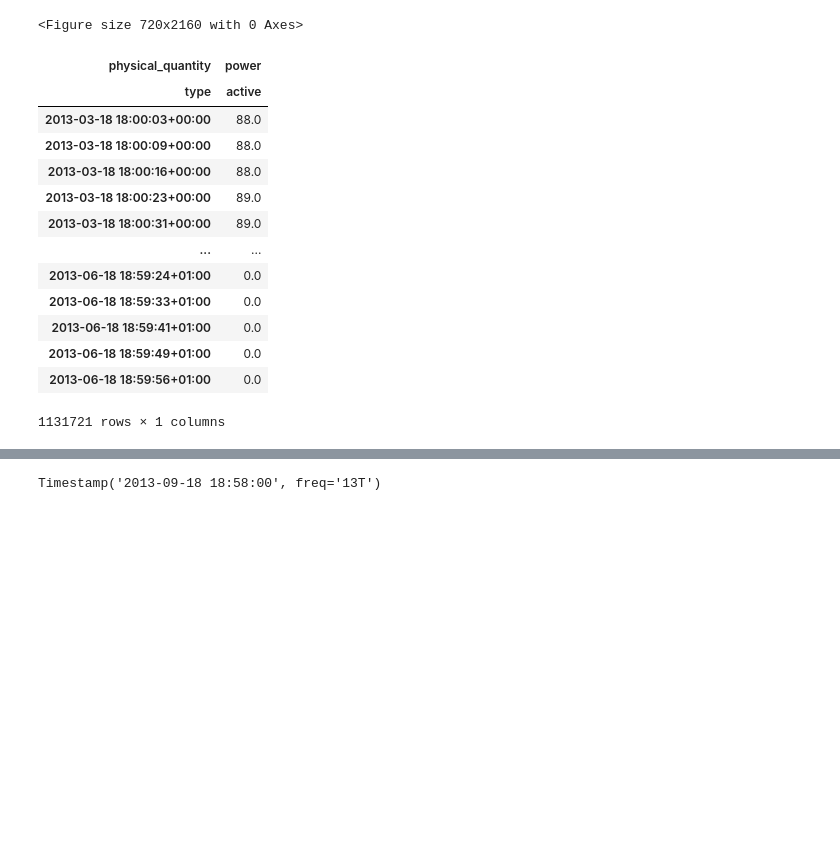
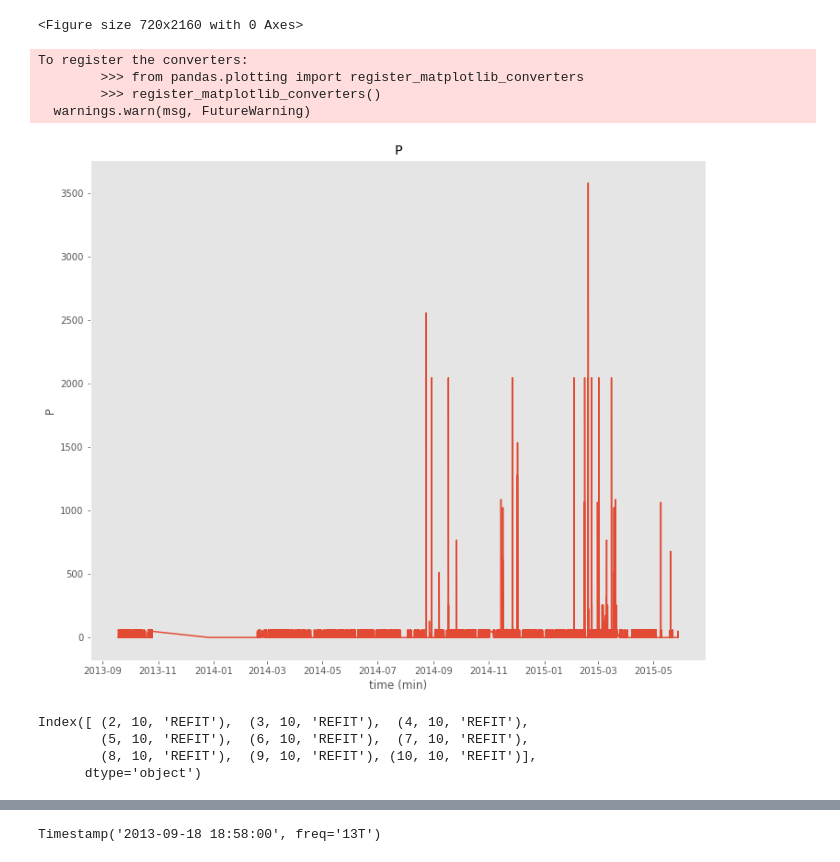
Before and after one commit to jenkoj/ts2img, a Jupyter notebook: generate_dataset.ipynb, the cells around one changed output, grey strips where cells are left out. Drawn from its saved outputs; the diff is of its cells as text; code cells hidden in the pictures; blank space fills up the shorter version.

```diff
--- a/generate_dataset.ipynb
+++ b/generate_dataset.ipynb
@@ -11,6 +11,7 @@ import matplotlib.pyplot as plt
 import pandas as pd
 import numpy as np
 import nilmtk
+
 from nilmtk import DataSet, MeterGroup
 import h5py
 import datetime
@@ -19,41 +20,51 @@ from mpl_toolkits.axes_grid1 import ImageGrid
 from pyts.image import GramianAngularField
 from pyts.image import RecurrencePlot
 
-
 plt.style.use('ggplot')
 rcParams['figure.figsize'] = (12, 10)
 plt.figure(figsize=(10,30))
 
-dataset = DataSet('iawe.h5')
-dataset.set_window(start='2013-3-18T1800',end='2013-6-18T1900')
+dataset = DataSet('eco.h5')
+#dataset.set_window(start='2011-1-17T1800',end='2011-9-18T1900')
+#dataset.set_window(start='2012-9-17T1800',end='2012-11-18T1900')
+
+##for redd
+#washer dryer is broken, dish washer is rarely used (filter out the noise), electric stove is rarely used, space heater is rarely used
+
+#manualy_selected_appliances = ["microwave","washer dryer", "dish washer","electric stove","electric oven","fridge","electric space heater","light"]
+#date_range = pd.date_range("2010-1-10T0000", "2012-5-20T0000",freq=f'{step_in_mins}''T')
 # %% [output]
 <Figure size 720x2160 with 0 Axes>
-# %%
-df
-# %% [output]
-| physical_quantity | power |
-| type | active |
-| 2013-03-18 18:00:03+00:00 | 88.0 |
-| 2013-03-18 18:00:09+00:00 | 88.0 |
-| 2013-03-18 18:00:16+00:00 | 88.0 |
-| 2013-03-18 18:00:23+00:00 | 89.0 |
-| 2013-03-18 18:00:31+00:00 | 89.0 |
-| ... | ... |
-| 2013-06-18 18:59:24+01:00 | 0.0 |
-| 2013-06-18 18:59:33+01:00 | 0.0 |
-| 2013-06-18 18:59:41+01:00 | 0.0 |
-| 2013-06-18 18:59:49+01:00 | 0.0 |
-| 2013-06-18 18:59:56+01:00 | 0.0 |
-1131721 rows × 1 columns
 # %%
-elec = dataset.buildings[1].elec
-fridge = elec["fridge"]
-fridge.available_columns()
-df = next(fridge.load(physical_quantity='power'))
-df = df.power.active #for iawe
+elec = dataset.buildings[2].elec
+appl = elec['television']
+
+appl.available_columns()
+df = next(appl.load(physical_quantity='power'))
+ #df = df.power.active #for iawe
 fig, ax = plt.subplots()
 ax.plot(df.fillna(0))
+
+
 ax.set(xlabel='time (min)', ylabel='P', title='P')
 ax.grid()
 
 #df.power.active[1900:1950]
+# %% [output]
+To register the converters:
+        >>> from pandas.plotting import register_matplotlib_converters
+        >>> register_matplotlib_converters()
+  warnings.warn(msg, FutureWarning)
+[figure, added]
+# %%
+#energy_per_meter = elec.submeters().energy_per_meter() # kWh, again
+energy_per_meter2 = energy_per_meter.loc['active']
+more_than_20 = energy_per_meter2[energy_per_meter2 > 20]
+more_than_20
+instances = more_than_20.index
+instances
+# %% [output]
+Index([ (2, 10, 'REFIT'),  (3, 10, 'REFIT'),  (4, 10, 'REFIT'),
+        (5, 10, 'REFIT'),  (6, 10, 'REFIT'),  (7, 10, 'REFIT'),
+        (8, 10, 'REFIT'),  (9, 10, 'REFIT'), (10, 10, 'REFIT')],
+      dtype='object')
```
Also changed, not shown: parts of 9 cells of this notebook.
